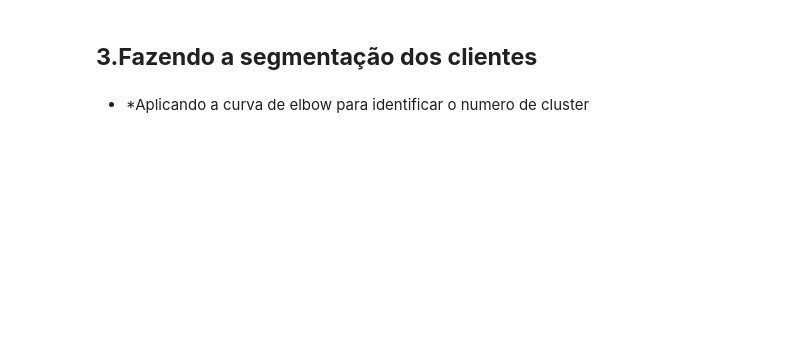
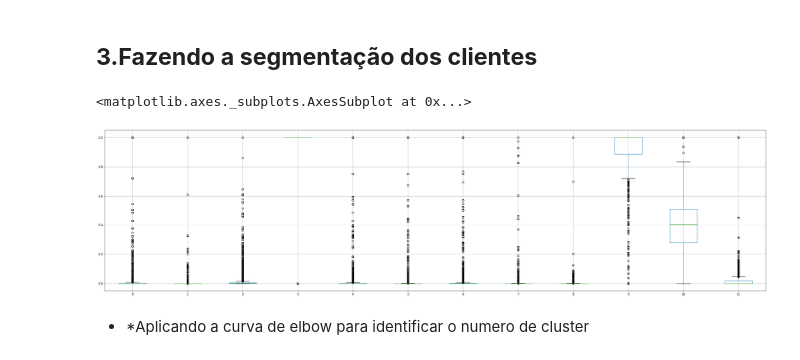
Before and after one commit to bartiralira/bootcampIA, a Jupyter notebook: BootCamp1.ipynb, the cells around one changed output. Drawn from its saved outputs; the diff is of its cells as text; code cells hidden in the pictures; blank space fills up the shorter version.

```diff
--- a/BootCamp1.ipynb
+++ b/BootCamp1.ipynb
@@ -590,6 +588,12 @@ X_norm = StandardScaler().fit_transform(X)
 
 dtaux = pd.DataFrame(X_norm)
 dtaux
+# %%
+plt.figure(figsize=(40,10))
+dtaux.boxplot()
+# %% [output]
+<matplotlib.axes._subplots.AxesSubplot at 0x...>
+[figure, added]
 # %%
 #Método Elbow e silhouete para encontrar o melhor valor de k
 scores = []
```
Also changed, not shown: parts of 10 cells of this notebook.
